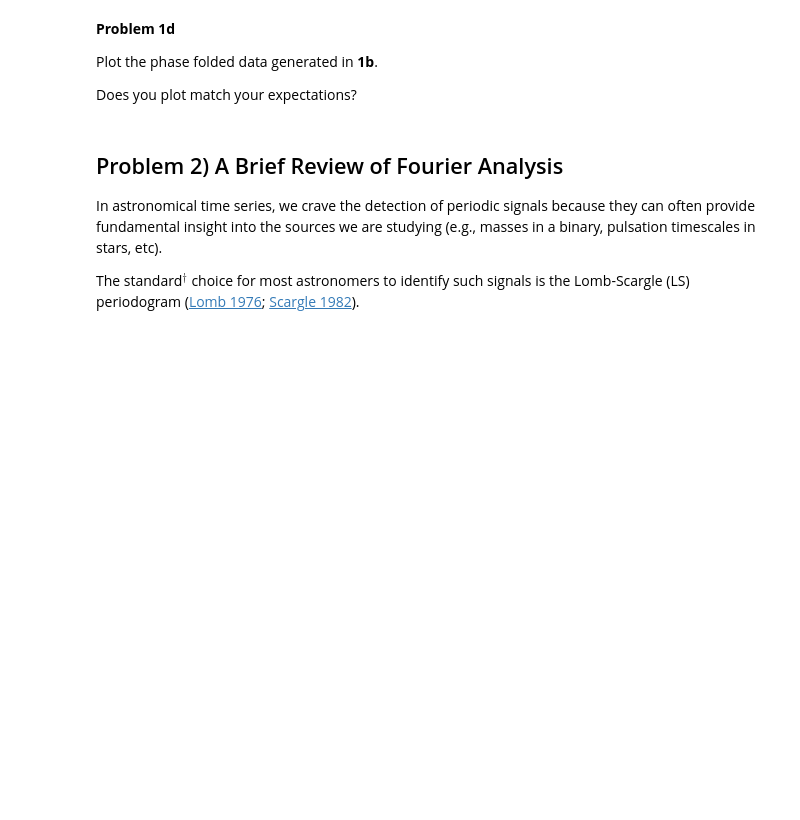
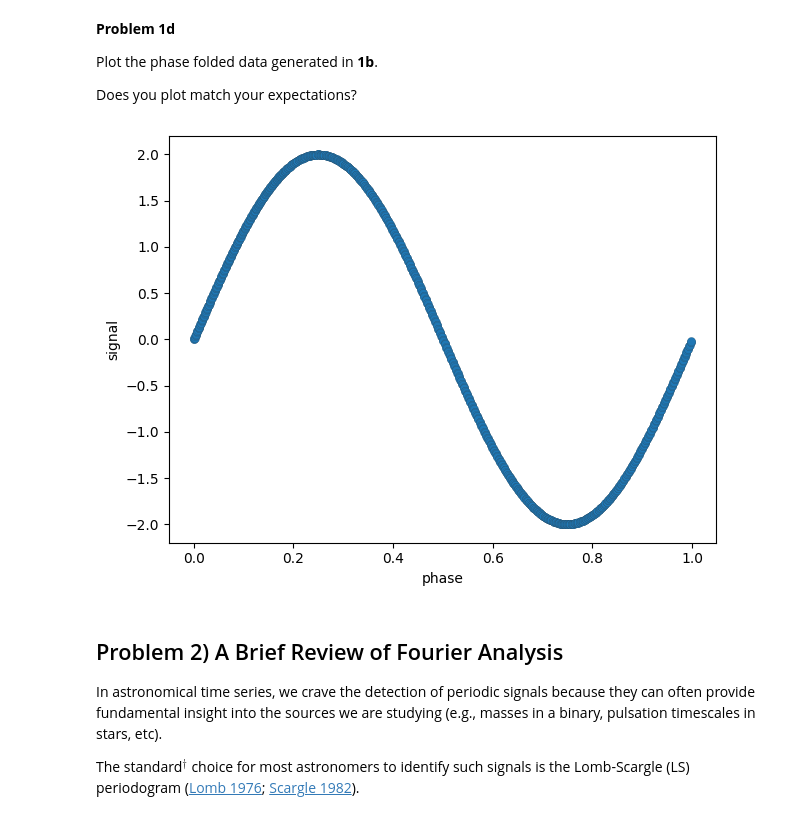
Before and after one commit to amasegian/Session-27, a Jupyter notebook: Day1/IntroductionToTheLombScarglePeriodogram.ipynb, the cells around one changed output. Saved outputs shown, nothing was run; the diff lists cells and outputs as text; code cells hidden in the pictures; blank space fills up the shorter version.

```diff
--- a/Day1/IntroductionToTheLombScarglePeriodogram.ipynb
+++ b/Day1/IntroductionToTheLombScarglePeriodogram.ipynb
@@ -102,7 +104,7 @@ def phase_plot(x, y, period, y_unc = 0.0):
     y_unc : array-like
         uncertainty of the
     '''
-    phases = # complete
+    phases = (x/period) % 1
     if type(y_unc) == float:
         y_unc = np.zeros_like(x)
 
@@ -120,7 +122,9 @@ Plot the phase folded data generated in **1b**.
 
 Does you plot match your expectations?
 # %%
-phase_plot( # complete
+phase_plot(x, y, np.pi)
+# %% [output]
+[figure, added]
 # %% [markdown]
 ## Problem 2) A Brief Review of Fourier Analysis
 
```
Also changed, not shown: parts of 14 cells of this notebook.
